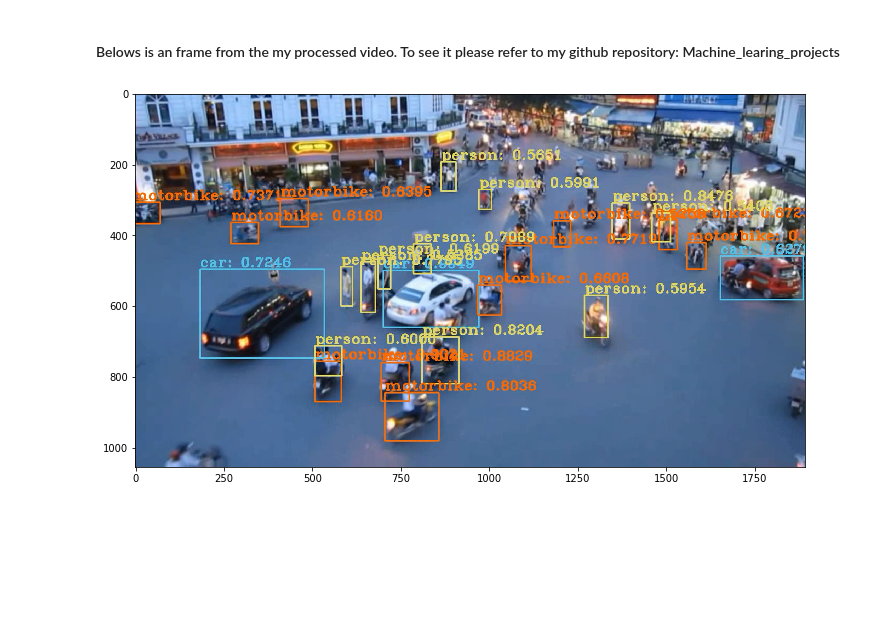
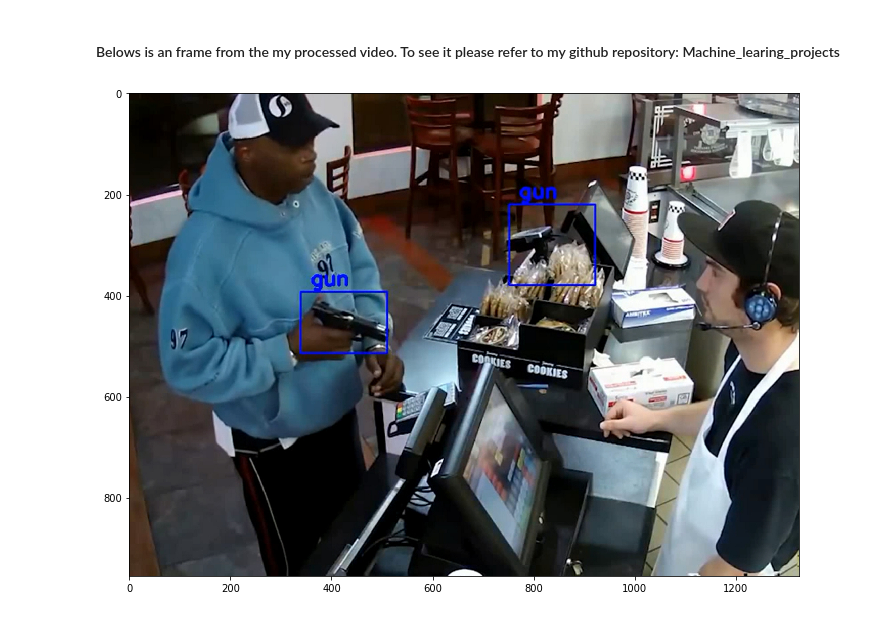
Before and after one commit to quangnhat185/Machine_learning_projects, a Jupyter notebook: Gun_detection_Yolov3/Gun_detection_YOLOv3.ipynb, the cells around one changed output. Cells and saved outputs as stored; diff of their text form; code cells hidden in the pictures; blank space fills up the shorter version.

```diff
--- a/Gun_detection_Yolov3/Gun_detection_YOLOv3.ipynb
+++ b/Gun_detection_Yolov3/Gun_detection_YOLOv3.ipynb
@@ -148,8 +148,8 @@ cv2.destroyAllWindows()
 # %% [markdown]
 #### Belows is an frame from the my processed video. To see it please refer to my github repository: Machine_learing_projects
 # %%
-image_traffic = cv2.imread("Vietnam_traffic.jpg")
+image_traffic = cv2.imread("video_frame.jpg")
 image_traffic = cv2.cvtColor(image_traffic,cv2.COLOR_BGR2RGB)
 display_img(image_traffic)
 # %% [output]
-[figure, old version]
+[figure, new version]
```
Also changed, not shown: parts of 6 cells of this notebook, 3 other files.
